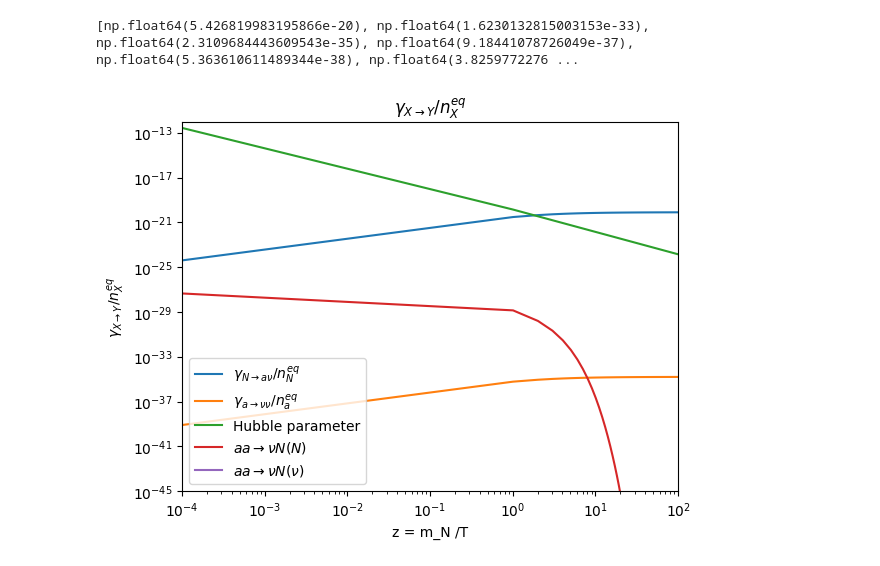
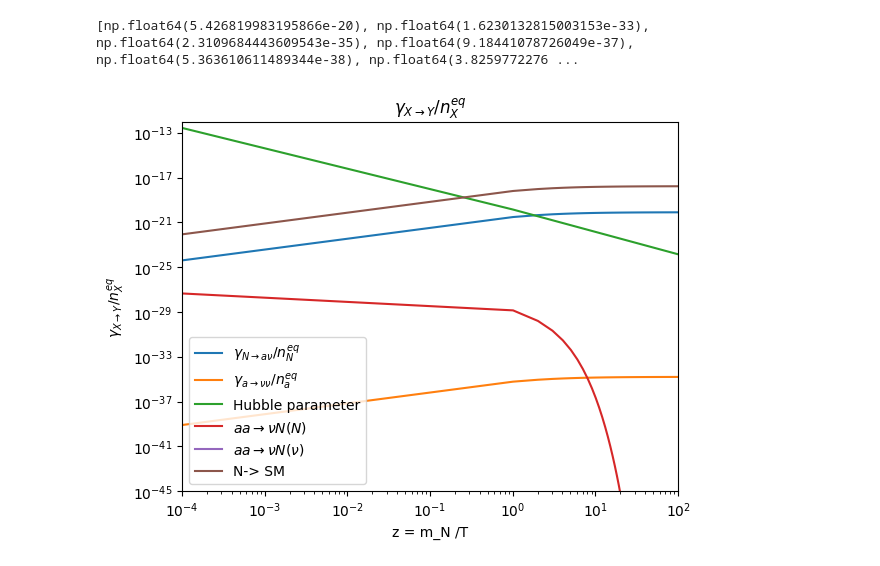
Before and after one commit to janwawrzynek/Thesis, a Jupyter notebook: jupiter/Figure4_Jan.IPYNB, the cells around one changed output. Cells and saved outputs as stored; diff of their text form; code cells hidden in the pictures.

```diff
--- a/jupiter/Figure4_Jan.IPYNB
+++ b/jupiter/Figure4_Jan.IPYNB
@@ -128,7 +128,7 @@ $+ \sum_P \Gamma^{P\nu_e} + 2\sum_P \Gamma^{P^+ e^-} + \sum_V \Gamma^{V\nu_e} +
 The factors of two are due to the Majorana HNL decaying into opposite charge combinations, e.g., $\Gamma^{P^- e^+} = \Gamma^{P^+ e^-}$.
 # %%
 #Full Version of N-> SM
-sinw2 = 0.23126
+sin2w = 0.23126
 
 cosw2 = 1 - sin2w
 
@@ -200,8 +200,8 @@ def gamma_N_to_SM(m_N, mixing_parameter_squared):
     pseudoscalar_neutral_mesons = [
         {'m':0.1349766, 'f':0.13},  # pion_neutral
         {'m':0.497614 , 'f':0.156},  # kaon neutral
-        {'m':0.547862 , 'f':0.1},   #eta  find decay constants eta, prime
-        {'m':0.95778 , 'f':0.1},   #eta prime, this is an estimate
+        {'m':0.547862 , 'f':0.1647},   #eta
+        {'m':0.95778 , 'f':0.1529},   #eta prime
 
     ]
     for P in pseudoscalar_neutral_mesons:
@@ -210,30 +210,29 @@ def gamma_N_to_SM(m_N, mixing_parameter_squared):
         #g += 2*gamma_Pp_e(m_N, P['m'], P['f'], P['CKM'], mixing_parameter_squared)
     # vector mesons (example)
     pseudoscalar_charged_mesons = [
-        {'m':0.13957, 'f':0.13, 'CKM':0.974}, #pion charged, CKM: |V_ud|
-        {'m':0.493677, 'f':0.156, 'CKM': 0.225}, #kaon charged CKM: |V_us|
-        {'m':1.86961, 'f':0.212, 'CKM':0.225}, # D meson charged |V_cd|
-        {'m':1.96830, 'f':0.249, 'CKM':0.973}, # D strange meson charged
+        {'m':0.13957, 'f':0.1307, 'CKM':0.974}, #pion charged, CKM: |V_ud|
+        {'m':0.493677, 'f':0.1598, 'CKM': 0.225}, #kaon charged CKM: |V_us|
+        {'m':1.86961, 'f':0.2226, 'CKM':0.225}, # D meson charged |V_cd|
+        {'m':1.96830, 'f':0.266, 'CKM':0.973}, # D strange meson charged
     ]
 
     for P in pseudoscalar_charged_mesons:
         g += 2*gamma_Pp_e(m_N, P['m'], P['f'], P['CKM'], mixing_parameter_squared)
-        # Couldn'y find a good source for the vector couplings so I just added test value
-        ############################
+
 
     vector_neutral_mesons = [
-        {'m':0.77526, 'f':0.171, 'kappa':0.077 }, #rho vector meson
-        {'m':0.78265, 'f':0.155, 'kappa':0.077}, #omega vector meson
-        {'m':1.019461, 'f':0.232, 'kappa': -0.1729}, #phi vector meson
-        {'m':0.89581, 'f':0.178,'kappa': -0.1729}, # kaon_star_neutral meson
+        {'m':0.77526, 'f':0.229, 'kappa':0.077 }, # rho neutral meson Come back and check this one
+        {'m':0.78265, 'f':0.195, 'kappa':0.077}, #omega vector meson
+        {'m':1.019461, 'f':0.229, 'kappa': -0.1729}, #phi vector meson
+        {'m':0.89581, 'f':0.217,'kappa': -0.1729}, # kaon_star_neutral meson
     ]
 
     for V in vector_neutral_mesons:
         g += gamma_V_nu(m_N, V['m'], V['f'], V['kappa'], mixing_parameter_squared)
 
     vector_charged_mesons = [
-        {'m': 0.77511, 'f':0.171, 'CKM':0.974 },  #rho charged meson V_ud
-        {'m':0.89166, 'f':0.178, 'CKM':0.225 },  #kaon_star_charged meson V_us
+        {'m': 0.77511, 'f':0.220, 'CKM':0.974 },  #rho charged meson V_ud
+        {'m':0.89166, 'f':0.217, 'CKM':0.225 },  #kaon_star_charged meson V_us
 
     ]
 
@@ -571,8 +570,8 @@ for z in mass_temp_ratio:
     gamma_a_vv_n_N_eq_ratio_value = decay_width_a_vv(f_a, m_N, mixing_parameter_squared, m_a, m_nu)*(kn(1,z)/kn(2,z))
     gamma_a_vv_n_N_eq_ratio_list.append(gamma_a_vv_n_N_eq_ratio_value)
     #N -> SM
-    #gamma_N_SM_n_N_eq_ratio_value = gamma_N_to_SM(m_N, mixing_parameter_squared) *(kn(1,z)/kn(2,z))
-    #gamma_N_SM_n_N_eq_ratio_list.append(gamma_N_SM_n_N_eq_ratio_value)
+    gamma_N_SM_n_N_eq_ratio_value = gamma_N_to_SM(m_N, mixing_parameter_squared) *(kn(1,z)/kn(2,z))
+    gamma_N_SM_n_N_eq_ratio_list.append(gamma_N_SM_n_N_eq_ratio_value)
 
     H_value = H(z)
     H_list.append(H_value)
@@ -601,16 +600,16 @@ print(gamma_aa_vN_list)
 # %%
 plt.loglog(mass_temp_ratio, gamma_N_av_n_N_eq_ratio_list, label = r'$\gamma_{N \rightarrow a \nu }/ n_{N}^{eq}$')
 plt.loglog(mass_temp_ratio, gamma_a_vv_n_N_eq_ratio_list,label = r'$\gamma_{a \rightarrow \nu \nu }/ n_{a}^{eq}$' )
 plt.loglog(mass_temp_ratio, H_list, label = 'Hubble parameter' )
 plt.loglog(mass_temp_ratio, aa_vN_ratio_list, label = r'$ aa \rightarrow \nu N (N)$')
 plt.loglog(mass_temp_ratio, aa_vN_v_med_ratio_list, label = r'$ aa \rightarrow \nu N (\nu )$')
-#plt.loglog(mass_temp_ratio, gamma_N_SM_n_N_eq_ratio_list, label = 'N-> SM')
+plt.loglog(mass_temp_ratio, gamma_N_SM_n_N_eq_ratio_list, label = 'N-> SM')
 plt.xlim(1e-4, 1e2)
 plt.ylim(1e-45, 1e-12)
 plt.title(r'$\gamma_{X \rightarrow Y }/ n_{X}^{eq}$')
 plt.xlabel("z = m_N /T")
 plt.ylabel(r'$\gamma_{X \rightarrow Y }/ n_{X}^{eq}$')
 plt.legend()
 plt.show()
 # %% [output]
-[figure, old version]
+[figure, new version]
```
Also changed, not shown: parts of 2 cells of this notebook.
